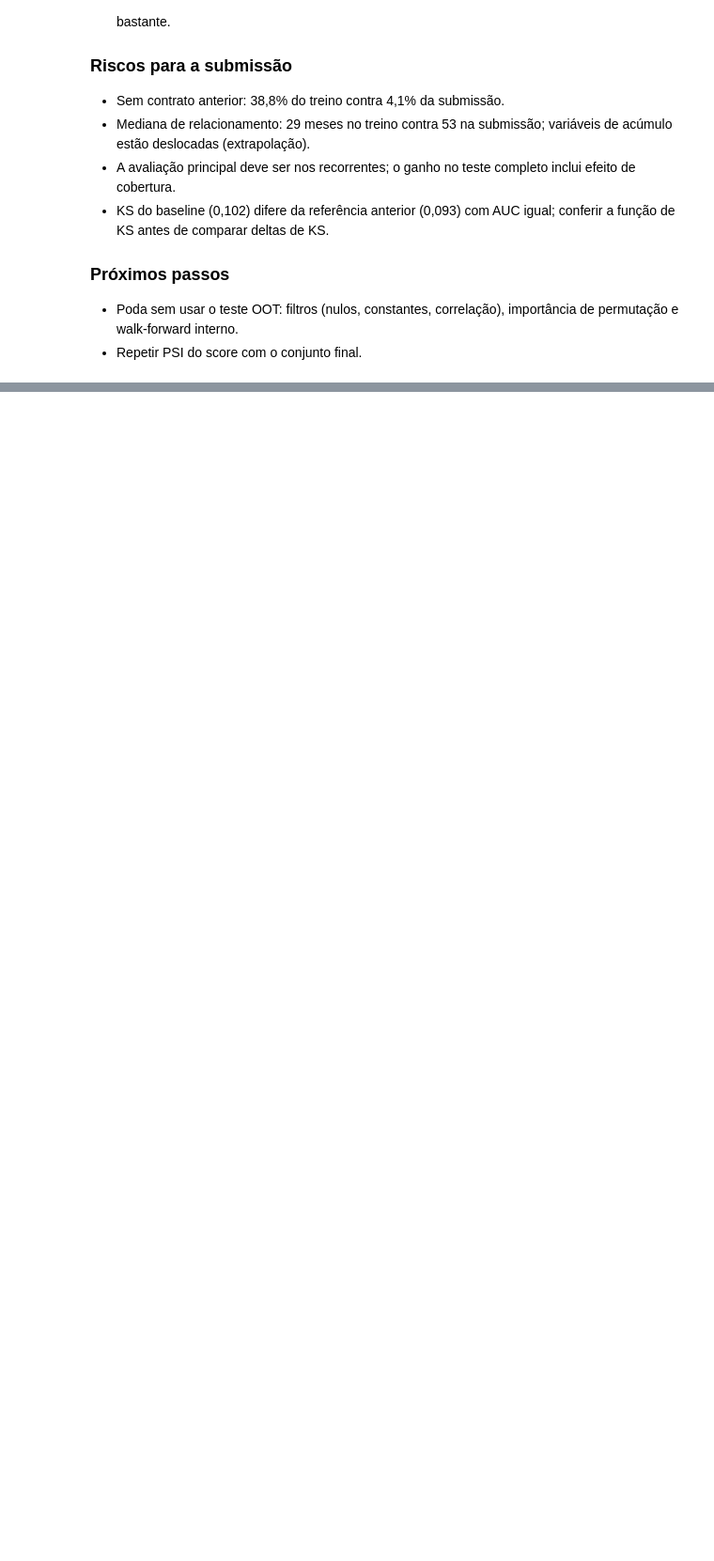
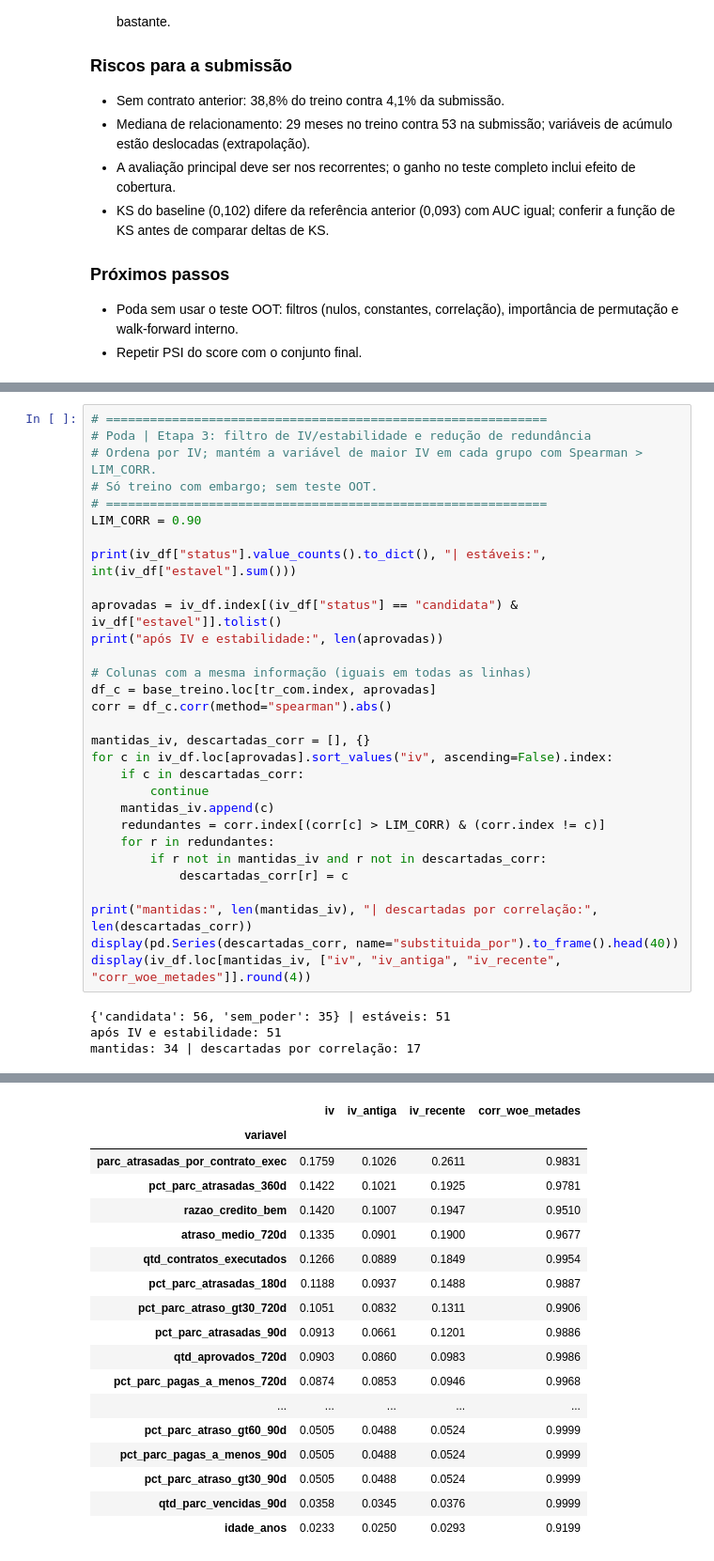
Before and after one commit to Gabverz/DS-Accelerator, a Jupyter notebook: notebooks/03_features_modelagem.ipynb, the cells around one changed output, grey strips where cells are left out. Shown at 94% size. Cells and saved outputs as stored; diff of their text form; blank space fills up the shorter version.

```diff
--- a/notebooks/03_features_modelagem.ipynb
+++ b/notebooks/03_features_modelagem.ipynb
@@ -1457,0 +1753,34 @@ display(pd.DataFrame(linhas).set_index("conjunto").round(4))
+# %%
+# ============================================================
+# Poda | Etapa 3: filtro de IV/estabilidade e redução de redundância
+# Ordena por IV; mantém a variável de maior IV em cada grupo com Spearman > LIM_CORR.
+# Só treino com embargo; sem teste OOT.
+# ============================================================
+LIM_CORR = 0.90
+
+print(iv_df["status"].value_counts().to_dict(), "| estáveis:", int(iv_df["estavel"].sum()))
+
+aprovadas = iv_df.index[(iv_df["status"] == "candidata") & iv_df["estavel"]].tolist()
+print("após IV e estabilidade:", len(aprovadas))
+
+# Colunas com a mesma informação (iguais em todas as linhas)
+df_c = base_treino.loc[tr_com.index, aprovadas]
+corr = df_c.corr(method="spearman").abs()
+
+mantidas_iv, descartadas_corr = [], {}
+for c in iv_df.loc[aprovadas].sort_values("iv", ascending=False).index:
+    if c in descartadas_corr:
+        continue
+    mantidas_iv.append(c)
+    redundantes = corr.index[(corr[c] > LIM_CORR) & (corr.index != c)]
+    for r in redundantes:
+        if r not in mantidas_iv and r not in descartadas_corr:
+            descartadas_corr[r] = c
+
+print("mantidas:", len(mantidas_iv), "| descartadas por correlação:", len(descartadas_corr))
+display(pd.Series(descartadas_corr, name="substituida_por").to_frame().head(40))
+display(iv_df.loc[mantidas_iv, ["iv", "iv_antiga", "iv_recente", "corr_woe_metades"]].round(4))
+# %% [output]
+{'candidata': 56, 'sem_poder': 35} | estáveis: 51
+após IV e estabilidade: 51
+mantidas: 34 | descartadas por correlação: 17
@@ -1457,0 +1805,18 @@ display(pd.DataFrame(linhas).set_index("conjunto").round(4))
+|  | iv | iv_antiga | iv_recente | corr_woe_metades |
+| variavel |  |  |  |  |
+| parc_atrasadas_por_contrato_exec | 0.1759 | 0.1026 | 0.2611 | 0.9831 |
+| pct_parc_atrasadas_360d | 0.1422 | 0.1021 | 0.1925 | 0.9781 |
+| razao_credito_bem | 0.1420 | 0.1007 | 0.1947 | 0.9510 |
+| atraso_medio_720d | 0.1335 | 0.0901 | 0.1900 | 0.9677 |
+| qtd_contratos_executados | 0.1266 | 0.0889 | 0.1849 | 0.9954 |
+| pct_parc_atrasadas_180d | 0.1188 | 0.0937 | 0.1488 | 0.9887 |
+| pct_parc_atraso_gt30_720d | 0.1051 | 0.0832 | 0.1311 | 0.9906 |
+| pct_parc_atrasadas_90d | 0.0913 | 0.0661 | 0.1201 | 0.9886 |
+| qtd_aprovados_720d | 0.0903 | 0.0860 | 0.0983 | 0.9986 |
+| pct_parc_pagas_a_menos_720d | 0.0874 | 0.0853 | 0.0946 | 0.9968 |
+| ... | ... | ... | ... | ... |
+| pct_parc_atraso_gt60_90d | 0.0505 | 0.0488 | 0.0524 | 0.9999 |
+| pct_parc_pagas_a_menos_90d | 0.0505 | 0.0488 | 0.0524 | 0.9999 |
+| pct_parc_atraso_gt30_90d | 0.0505 | 0.0488 | 0.0524 | 0.9999 |
+| qtd_parc_vencidas_90d | 0.0358 | 0.0345 | 0.0376 | 0.9999 |
+| idade_anos | 0.0233 | 0.0250 | 0.0293 | 0.9199 |
```
Also changed, not shown: parts of 13 cells of this notebook.
